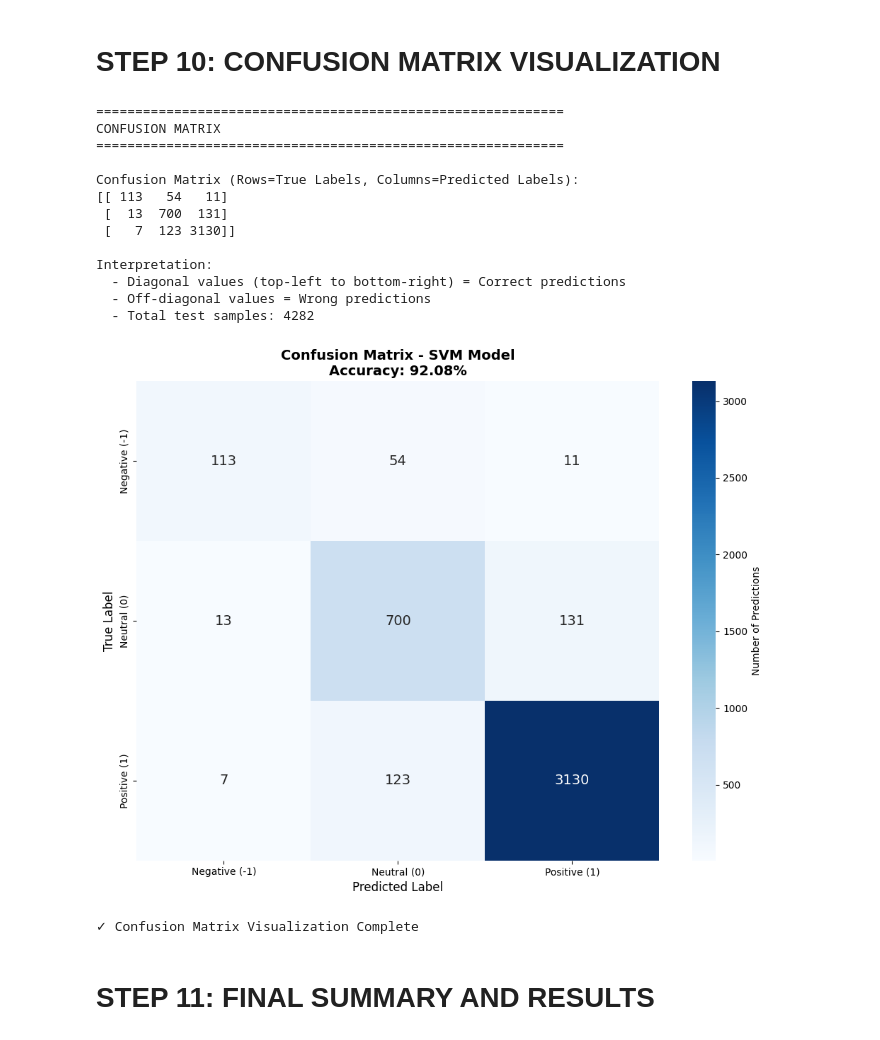
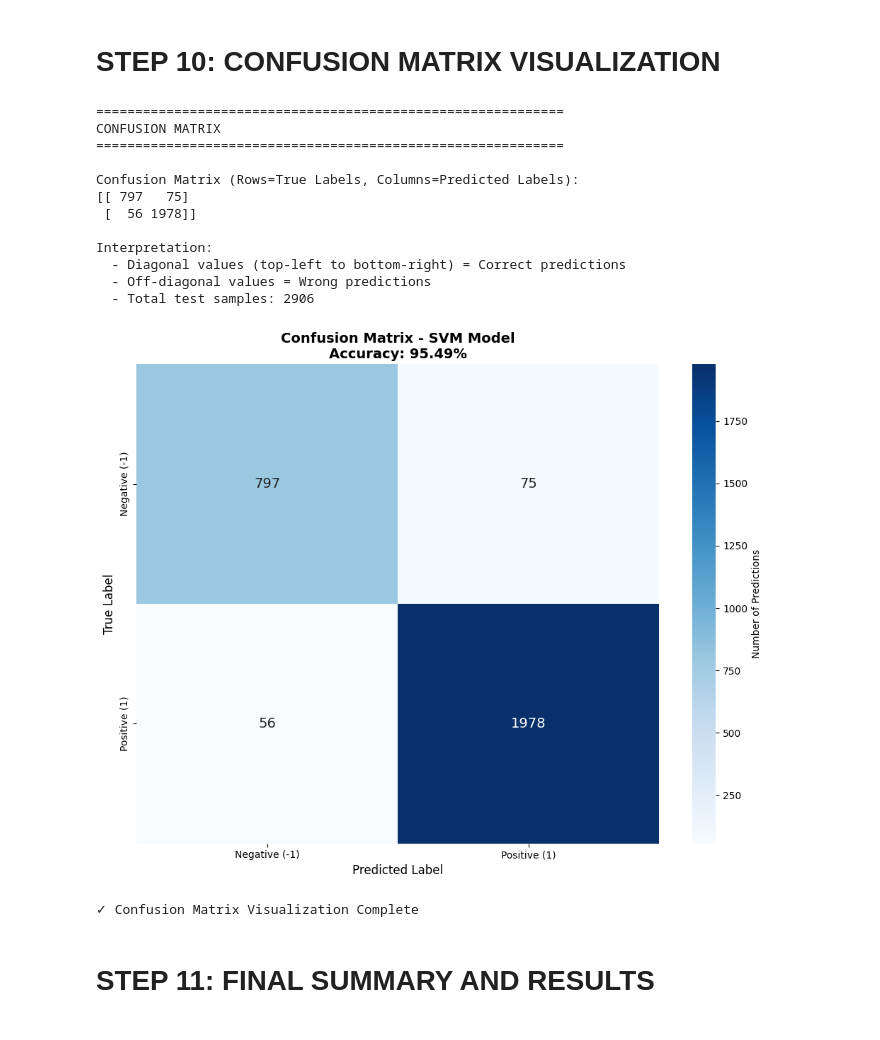
Before and after one commit to Mushaf-Hafeez/Daraz-Reviews-Sentiment-Analysis, a Jupyter notebook: main.ipynb, the cells around one changed output. Cells and saved outputs as stored; diff of their text form; code cells hidden in the pictures.

Commit message:
change the dataset, negation and multi-class to binary classification

```diff
--- a/main.ipynb
+++ b/main.ipynb
@@ -46,19 +46,28 @@ print("✓ All libraries imported successfully!")
 # STEP 2: READ AND LOAD THE DATASET
 # %%
 # Read the CSV file using pandas
-df = pd.read_csv('dataset.csv')
+df = pd.read_csv('./dataset/daraz-code-mixed-product-reviews.csv')
+
+# Convert text labels to numeric labels (BINARY CLASSIFICATION ONLY)
+# negative -> -1, positive -> 1
+# Note: We will remove neutral reviews to achieve binary classification
+label_mapping = {'negative': -1, 'positive': 1, 'neutral': 0}
+df['label'] = df['Sentiments'].map(label_mapping)
+
+# Rename 'Reviews' column to 'reviews' for consistency
+df = df.rename(columns={'Reviews': 'reviews'})
 
 # Display basic information about the dataset
 print("=" * 60)
 print("DATASET OVERVIEW")
 print("=" * 60)
-print(f"\nDataset Shape: {df.shape}")
+print(f"\nDataset Shape (including neutral): {df.shape}")
 print(f"Number of Reviews: {df.shape[0]}")
 print(f"Number of Columns: {df.shape[1]}")
 
 # Display first few rows
 print("\nFirst 3 rows of dataset:")
-print(df.head(3))
+print(df[['reviews', 'label']].head(3))
 
 # Display column names
 print(f"\nColumn Names: {list(df.columns)}")
@@ -67,11 +76,12 @@ print(f"\nColumn Names: {list(df.columns)}")
 print("\nData Types:")
 print(df.dtypes)
 
-# Display label distribution
-print("\nLabel Distribution (Sentiment Classes):")
+# Display label distribution (including neutral for reference)
+print("\nLabel Distribution (Before Binary Classification):")
 print(df['label'].value_counts().sort_index())
 print("\nLabel Distribution Percentage:")
 print((df['label'].value_counts().sort_index() / len(df) * 100).round(2))
+print("\nNote: Neutral (0) will be removed in Step 3 for binary classification")
 # %% [output]
 ============================================================
 DATASET OVERVIEW
@@ -94,7 +104,7 @@ Name: count, dtype: float64
 # STEP 3: HANDLE MISSING VALUES
 # %%
 print("\n" + "=" * 60)
-print("HANDLING MISSING VALUES")
+print("HANDLING MISSING VALUES & REMOVING NEUTRAL CLASS")
 print("=" * 60)
 
 # Check for missing values in each column
@@ -104,9 +114,13 @@ print(df.isnull().sum())
 # Remove rows with missing values
 df = df.dropna()
 
-print(f"\nDataset Shape After Removing Missing Values: {df.shape}")
+# Remove neutral class (label = 0) to convert to binary classification
+df = df[df['label'] != 0]
+
+print(f"\nDataset Shape After Removing Missing Values & Neutral Class: {df.shape}")
 print("Missing Values After Handling:")
 print(df.isnull().sum())
-print("\n✓ Missing values handled successfully!")
+print("\n✓ Missing values and neutral class removed successfully!")
+print(f"Remaining classes: {sorted(df['label'].unique())}")
 # %% [output]
 ============================================================
@@ -498,40 +546,39 @@ print("  - Diagonal values (top-left to bottom-right) = Correct predictions")
 print("  - Off-diagonal values = Wrong predictions")
 print(f"  - Total test samples: {len(y_test)}")
 
 # Create visualization
 fig, ax = plt.subplots(figsize=(10, 8))
 
 # Create heatmap
 sns.heatmap(cm, annot=True, fmt='d', cmap='Blues',
-            xticklabels=['Negative (-1)', 'Neutral (0)', 'Positive (1)'],
-            yticklabels=['Negative (-1)', 'Neutral (0)', 'Positive (1)'],
+            xticklabels=['Negative (-1)', 'Positive (1)'],
+            yticklabels=['Negative (-1)', 'Positive (1)'],
             cbar_kws={'label': 'Number of Predictions'},
             ax=ax, annot_kws={'size': 14})
 
 ax.set_title(f'Confusion Matrix - SVM Model\nAccuracy: {accuracy*100:.2f}%',
              fontsize=14, fontweight='bold')
 ax.set_ylabel('True Label', fontsize=12)
 ax.set_xlabel('Predicted Label', fontsize=12)
 
 plt.tight_layout()
 plt.show()
 
 print("\n✓ Confusion Matrix Visualization Complete")
 # %% [output]
 ============================================================
 CONFUSION MATRIX
 ============================================================
 
 Confusion Matrix (Rows=True Labels, Columns=Predicted Labels):
-[[ 113   54   11]
- [  13  700  131]
- [   7  123 3130]]
+[[ 797   75]
+ [  56 1978]]
 
 Interpretation:
   - Diagonal values (top-left to bottom-right) = Correct predictions
   - Off-diagonal values = Wrong predictions
-  - Total test samples: 4282
+  - Total test samples: 2906
-[figure, old version]
+[figure, new version]
 ✓ Confusion Matrix Visualization Complete
 # %% [markdown]
 # STEP 11: FINAL SUMMARY AND RESULTS
```
Also changed, not shown: parts of 11 cells of this notebook, 5 other files.
